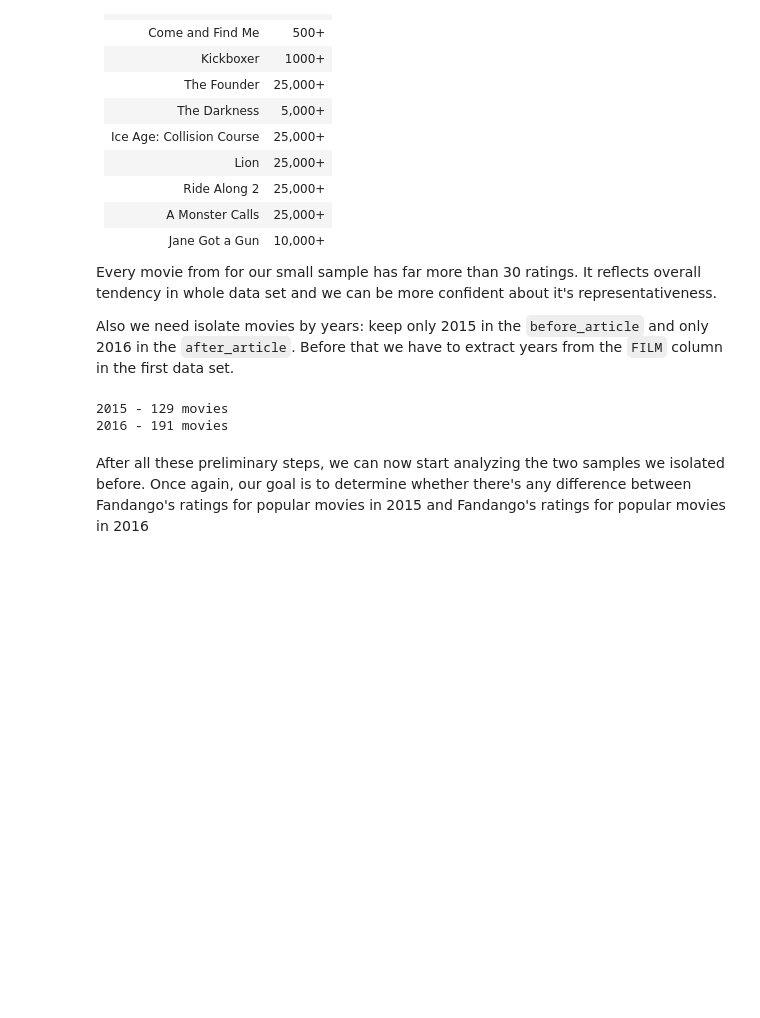
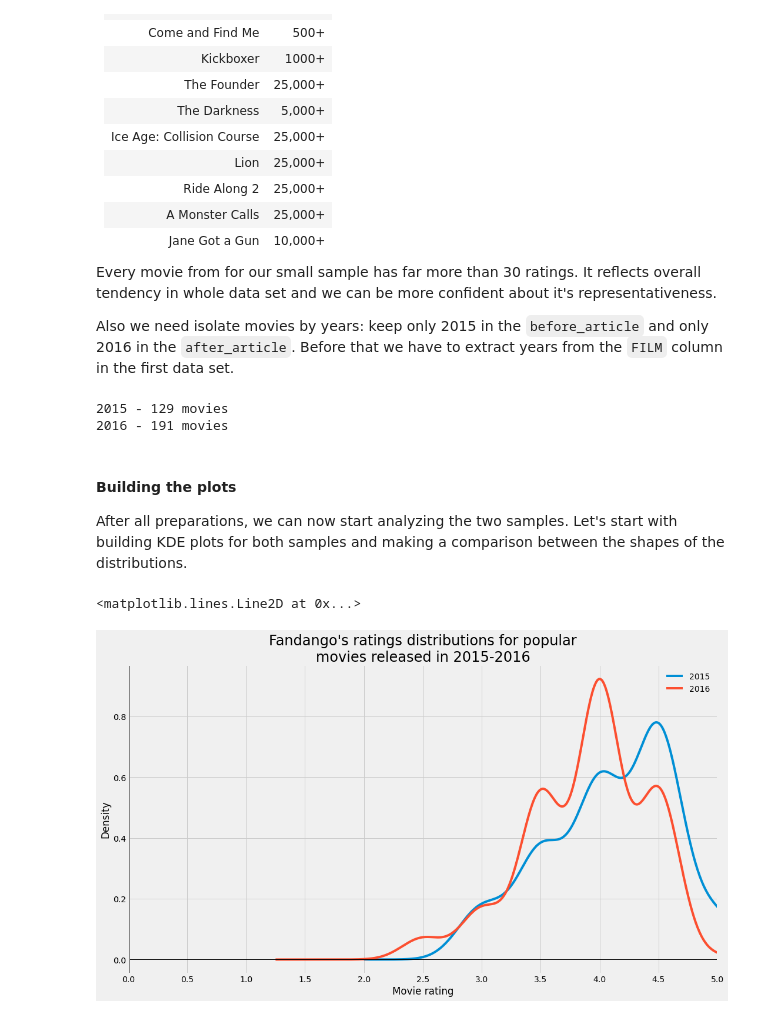
Before and after one commit to 0ld-dancer/dq_projects, a Jupyter notebook: 15. Investigating Fandango Movie Ratings/fandango_ratings.ipynb, the cells around one changed output. Drawn from its saved outputs; the diff is of its cells as text; code cells hidden in the pictures; blank space fills up the shorter version.

Commit message:
Finished project about fandango

```diff
--- a/15. Investigating Fandango Movie Ratings/fandango_ratings.ipynb
+++ b/15. Investigating Fandango Movie Ratings/fandango_ratings.ipynb
@@ -171,4 +171,32 @@ print('''2015 - {} movies
 2015 - 129 movies
 2016 - 191 movies
 # %% [markdown]
-After all these preliminary steps, we can now start analyzing the two samples we isolated before. Once again, our goal is to determine whether there's any difference between Fandango's ratings for popular movies in 2015 and Fandango's ratings for popular movies in 2016
+#### Building the plots
+
+After all preparations, we can now start analyzing the two samples. Let's start with building KDE plots for both samples and making a comparison between the shapes of the distributions.
+# %%
+import matplotlib.pyplot as plt
+import numpy as np
+
+#Plots
+fig = plt.figure(figsize=(16,9))
+plt.style.use('fivethirtyeight')
+before_2015['Fandango_Stars'].plot.kde(label='2015')
+after_2016['fandango'].plot.kde(label='2016')
+
+#Decorations
+plt.title('''Fandango's ratings distributions for popular
+movies released in 2015-2016''',
+          fontdict = {'fontsize' : 24})
+
+plt.xlim(0,5)
+plt.xticks(np.arange(0, 5.5, 0.5))
+plt.xlabel('Movie rating')
+plt.legend(frameon=False)
+
+#Axises
+plt.axhline(y=0, color='k', linewidth=1)
+plt.axvline(x=0.01, color='k', linewidth=1)
+# %% [output]
+<matplotlib.lines.Line2D at 0x...>
+[figure, added]
```
Also changed, not shown: parts of 6 cells of this notebook.
